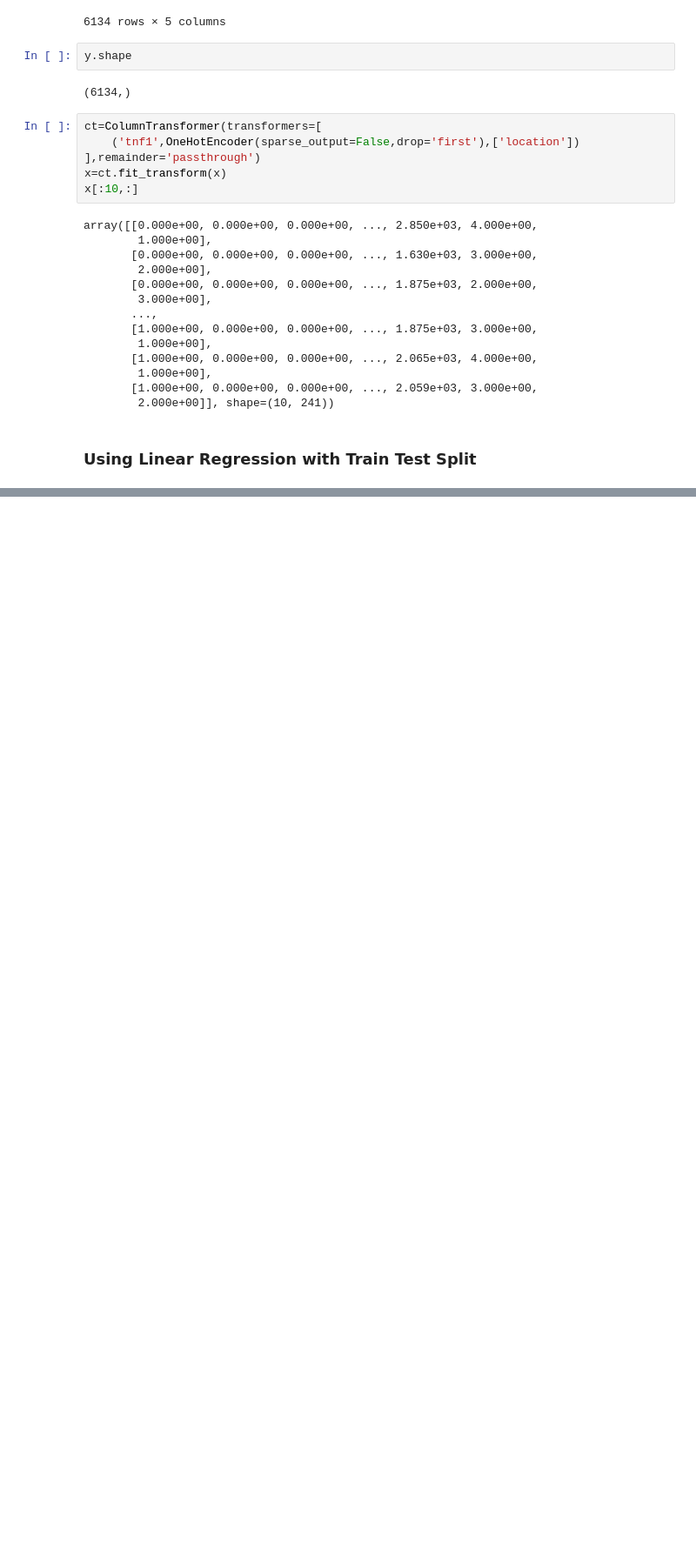
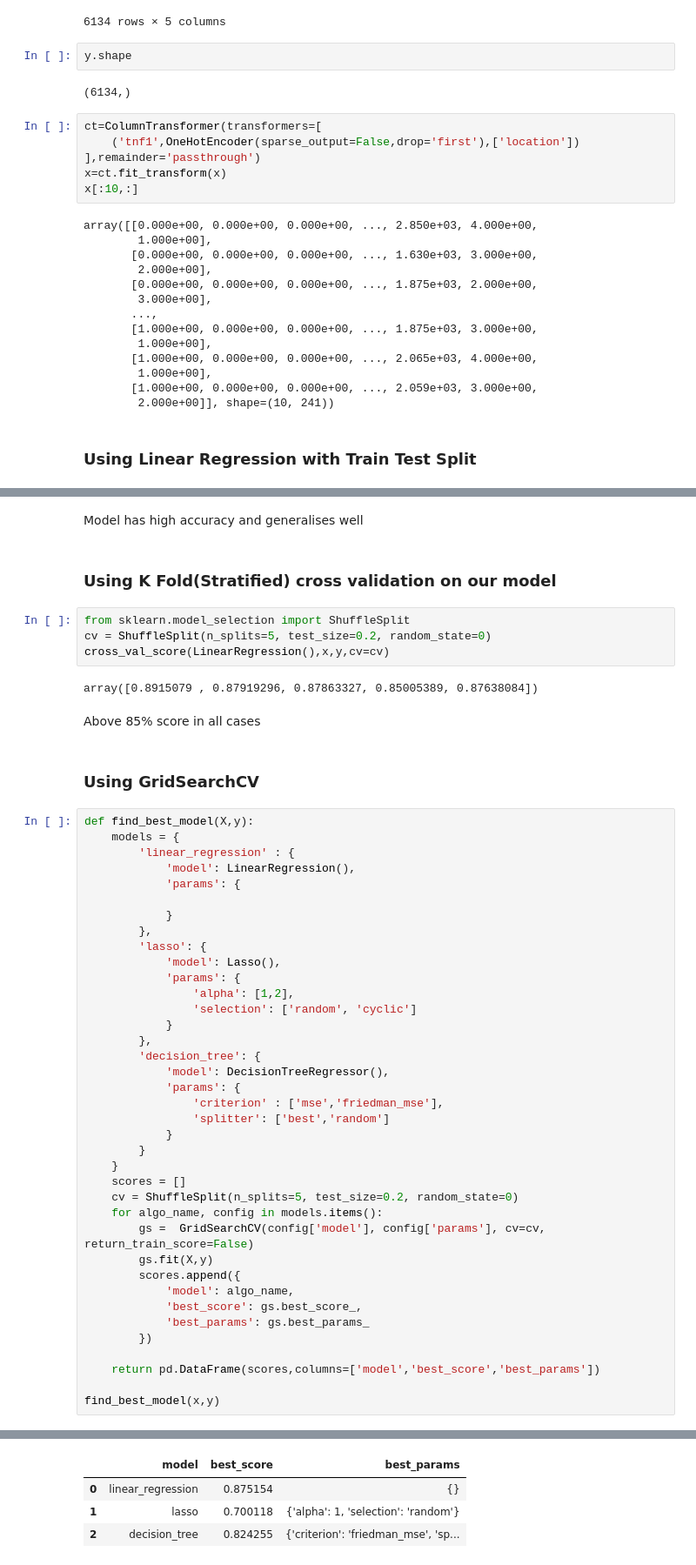
Before and after one commit to SSarkar-1/Bangalore-Home-Price-Prediction, a Jupyter notebook: BLR.ipynb, the cells around one changed output, grey strips where cells are left out. Shown: that part at 87% size. Cells and saved outputs as stored; diff of their text form; blank space fills up the shorter version.

```diff
--- a/BLR.ipynb
+++ b/BLR.ipynb
@@ -555,0 +578,53 @@ array([[0.000e+00, 0.000e+00, 0.000e+00, ..., 2.850e+03, 4.000e+00,
+# %% [markdown]
+Model has high accuracy and generalises well
+# %% [markdown]
+### Using K Fold(Stratified) cross validation on our model
+# %%
+from sklearn.model_selection import ShuffleSplit
+cv = ShuffleSplit(n_splits=5, test_size=0.2, random_state=0)
+cross_val_score(LinearRegression(),x,y,cv=cv)
+# %% [output]
+array([0.8915079 , 0.87919296, 0.87863327, 0.85005389, 0.87638084])
+# %% [markdown]
+Above 85% score in all cases
+# %% [markdown]
+### Using GridSearchCV
+# %%
+def find_best_model(X,y):
+    models = {
+        'linear_regression' : {
+            'model': LinearRegression(),
+            'params': {
+
+            }
+        },
+        'lasso': {
+            'model': Lasso(),
+            'params': {
+                'alpha': [1,2],
+                'selection': ['random', 'cyclic']
+            }
+        },
+        'decision_tree': {
+            'model': DecisionTreeRegressor(),
+            'params': {
+                'criterion' : ['mse','friedman_mse'],
+                'splitter': ['best','random']
+            }
+        }
+    }
+    scores = []
+    cv = ShuffleSplit(n_splits=5, test_size=0.2, random_state=0)
+    for algo_name, config in models.items():
+        gs =  GridSearchCV(config['model'], config['params'], cv=cv, return_train_score=False)
+        gs.fit(X,y)
+        scores.append({
+            'model': algo_name,
+            'best_score': gs.best_score_,
+            'best_params': gs.best_params_
+        })
+
+    return pd.DataFrame(scores,columns=['model','best_score','best_params'])
+
+find_best_model(x,y)
+# %% [output]
@@ -555,0 +648,4 @@ array([[0.000e+00, 0.000e+00, 0.000e+00, ..., 2.850e+03, 4.000e+00,
+|  | model | best_score | best_params |
+| 0 | linear_regression | 0.875154 | {} |
+| 1 | lasso | 0.700118 | {'alpha': 1, 'selection': 'random'} |
+| 2 | decision_tree | 0.824255 | {'criterion': 'friedman_mse', 'sp... |
```
Also changed, not shown: parts of 9 cells of this notebook.
